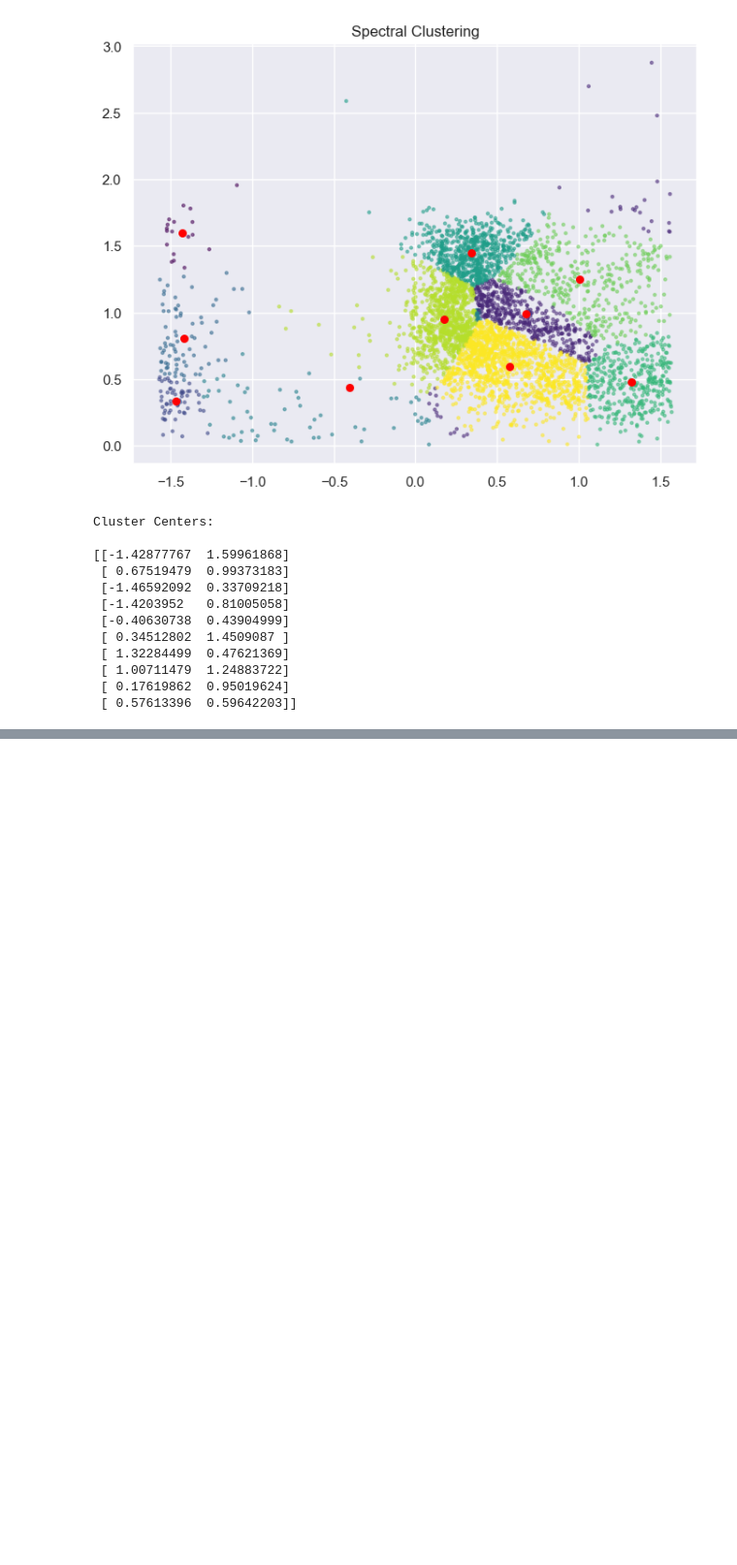
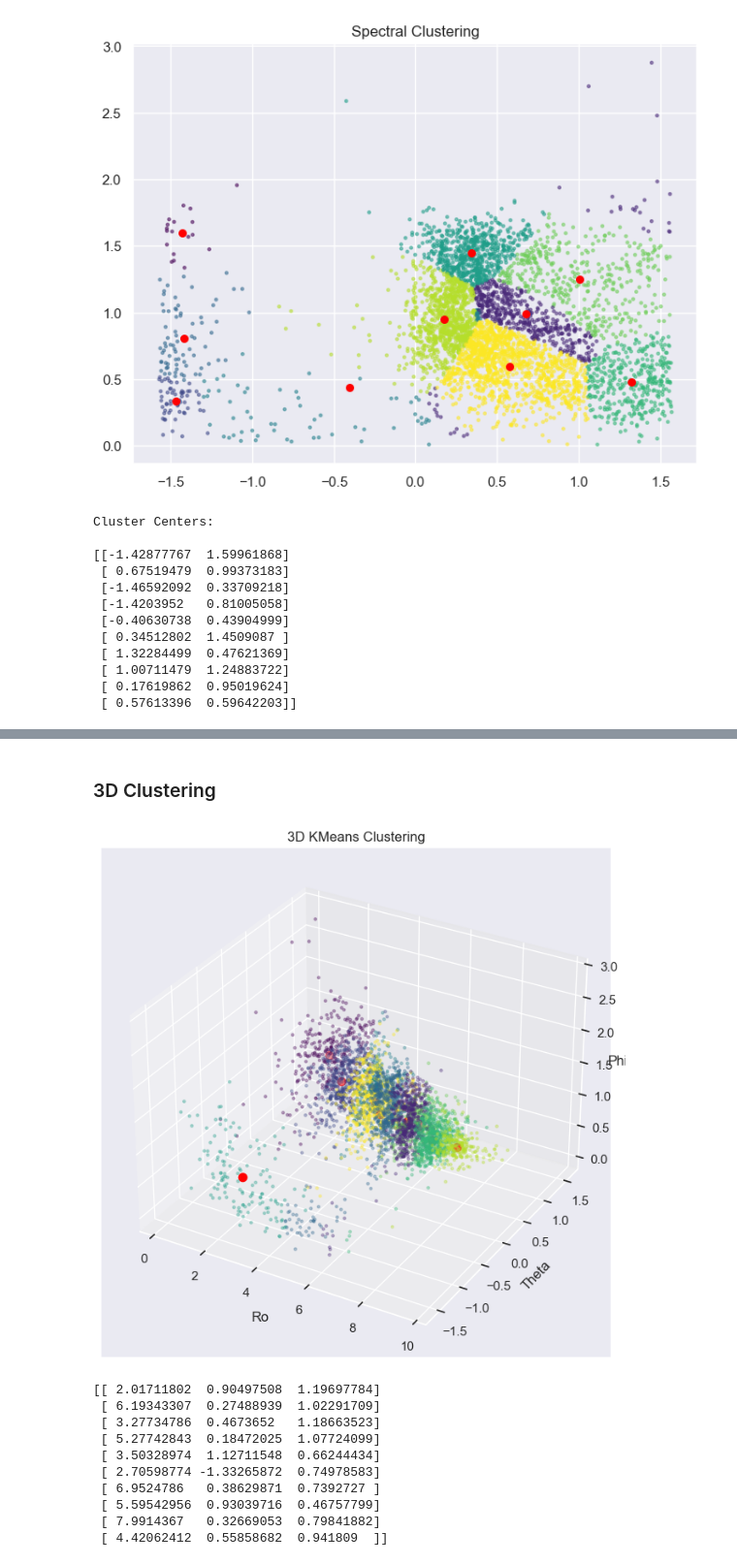
Before and after one commit to jasroopdhingra/ml-project, a Jupyter notebook: FeatureSelection.ipynb, the cells around one changed output, grey strips where cells are left out. Shown: that part at 97% size. Saved outputs shown, nothing was run; the diff lists cells and outputs as text; code cells hidden in the pictures; blank space fills up the shorter version.

```diff
--- a/FeatureSelection.ipynb
+++ b/FeatureSelection.ipynb
@@ -115,8 +107,8 @@ conv_data1.describe()
 # %% [markdown]
 ### Clustering (Kmeans and Spectral)
 # %%
-coord = conv_data1.iloc[:,0:3]
-angles = coord.iloc[:,1:3]
+coords = conv_data1.iloc[:,0:3]
+angles = coords.iloc[:,1:3]
 # %%
 kmeans = KMeans(n_clusters=10, n_init="auto", random_state=0)
 km_clusters = kmeans.fit_predict(angles)
@@ -181,0 +216,33 @@ Cluster Centers:
+# %% [markdown]
+### 3D Clustering
+# %%
+tdkmeans = KMeans(n_clusters=10, n_init="auto", random_state=0)
+tdkm_clusters = tdkmeans.fit_predict(coords)
+tdkm_cluster_centers = tdkmeans.cluster_centers_
+fig = plt.figure(figsize=(8, 8))
+ax = fig.add_subplot(111, projection='3d')
+ax.scatter(coords.iloc[:, 0], coords.iloc[:, 1], coords.iloc[:, 2], c=tdkm_clusters, cmap='viridis', s=5, alpha=0.3)
+ax.scatter(tdkm_cluster_centers[:, 0], tdkm_cluster_centers[:, 1], tdkm_cluster_centers[:, 2], marker='o', c='red', s=50)
+ax.set_xlabel('Ro')
+ax.set_ylabel('Theta')
+ax.set_zlabel('Phi', labelpad=-2)
+
+plt.title('3D KMeans Clustering')
+
+plt.grid(True)
+plt.show()
+
+print()
+print(tdkm_cluster_centers)
+# %% [output]
+[figure, added]
+[[ 2.01711802  0.90497508  1.19697784]
+ [ 6.19343307  0.27488939  1.02291709]
+ [ 3.27734786  0.4673652   1.18663523]
+ [ 5.27742843  0.18472025  1.07724099]
+ [ 3.50328974  1.12711548  0.66244434]
+ [ 2.70598774 -1.33265872  0.74978583]
+ [ 6.9524786   0.38629871  0.7392727 ]
+ [ 5.59542956  0.93039716  0.46757799]
+ [ 7.9914367   0.32669053  0.79841882]
+ [ 4.42062412  0.55858682  0.941809  ]]
```
Also changed, not shown: parts of 9 cells of this notebook.
